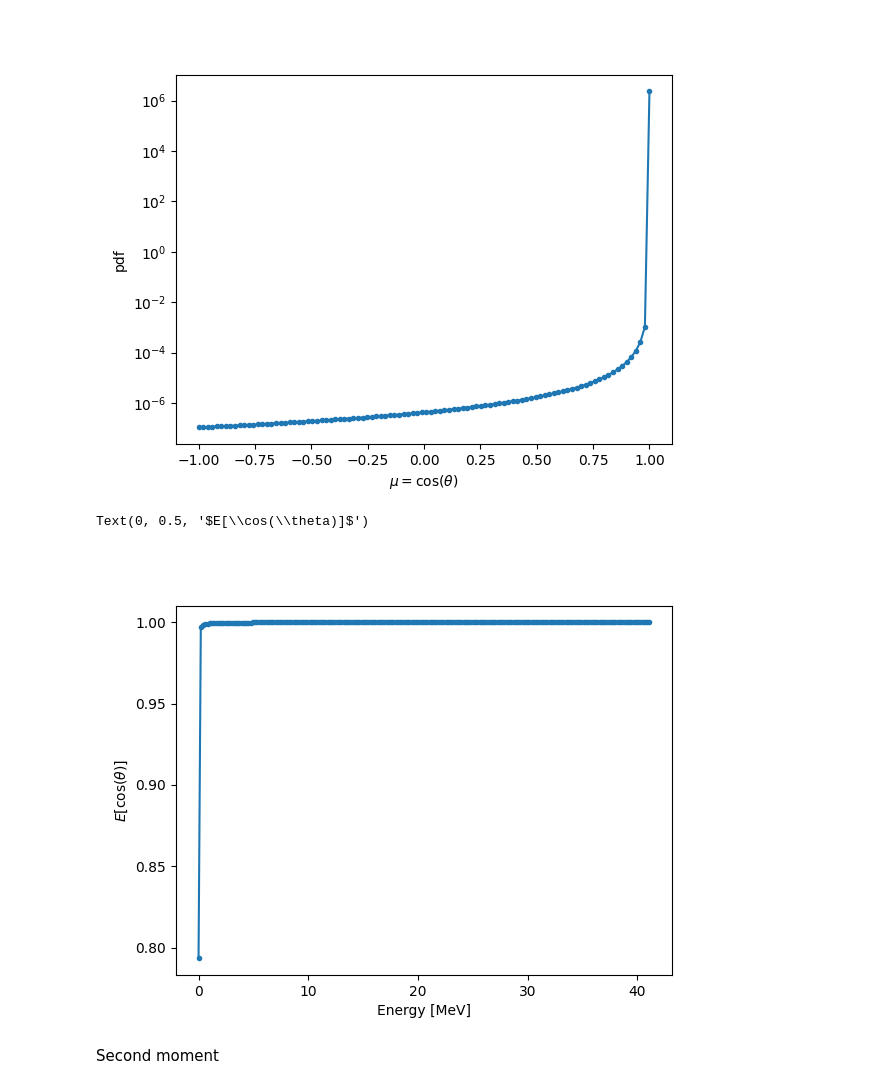
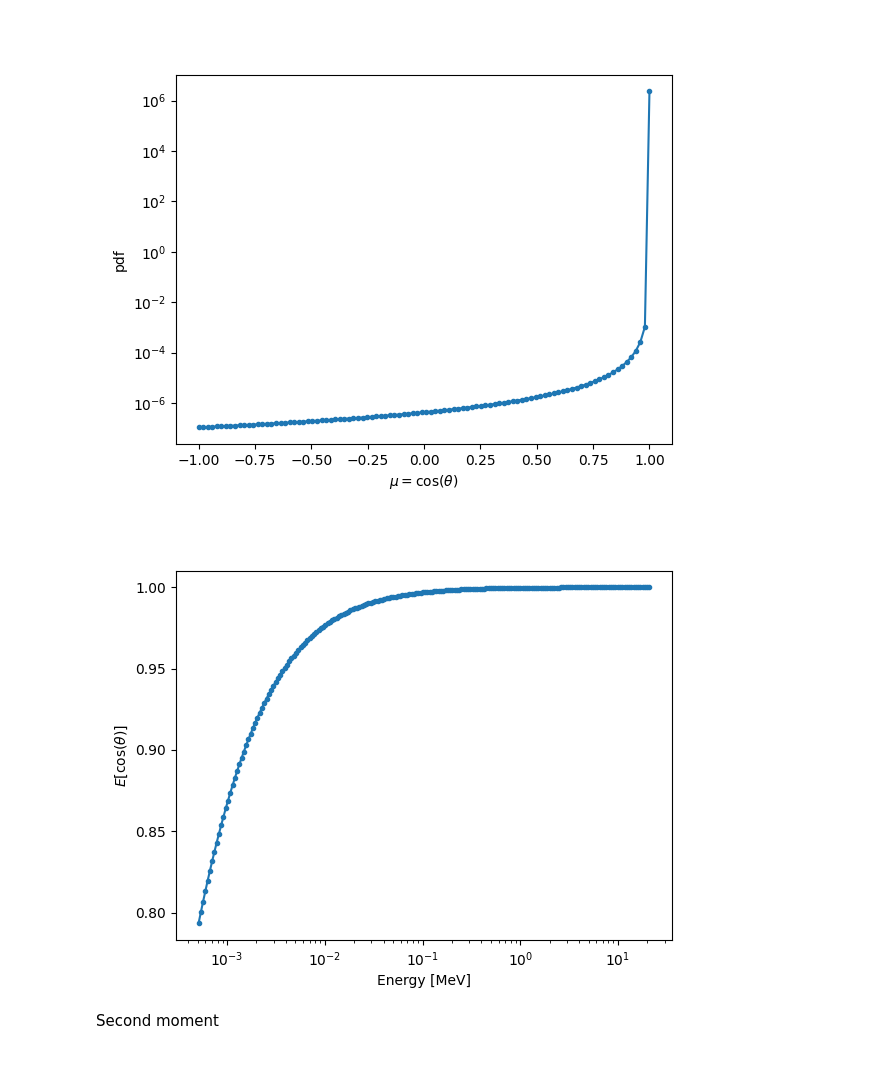
Before and after one commit to KlaasWillems/electronTransportCode, a Jupyter notebook: ms/averageMU.ipynb, the cells around one changed output. Cells and saved outputs as stored; diff of their text form; code cells hidden in the pictures.

Commit message:
KDR Mean figures

```diff
--- a/ms/averageMU.ipynb
+++ b/ms/averageMU.ipynb
@@ -55,16 +55,16 @@ Text(0, 0.5, 'pdf')
 # %%
 emin = 1e-3
 emax = 21/ERE
-eRange = np.linspace(emin, emax, 200)
+eRange = np.logspace(math.log10(emin), math.log10(emax), 200)
 Ecost = np.array([particle.getMeanMu(energy, WaterMaterial) for energy in eRange], dtype=float)
 # %%
 fig, ax = plt.subplots()
-ax.plot(eRange, Ecost, '.-')
+ax.semilogx(eRange*ERE, Ecost, '.-')
 ax.set_xlabel('Energy [MeV]')
 ax.set_ylabel('$E[\cos(\\theta)]$')
+fig.savefig('figures/Ecost.pdf')
 # %% [output]
-Text(0, 0.5, '$E[\\cos(\\theta)]$')
-[figure, old version]
+[figure, new version]
 # %% [markdown]
 Second moment
 # %%
```
Also changed, not shown: parts of 4 cells of this notebook, 4 other files.
